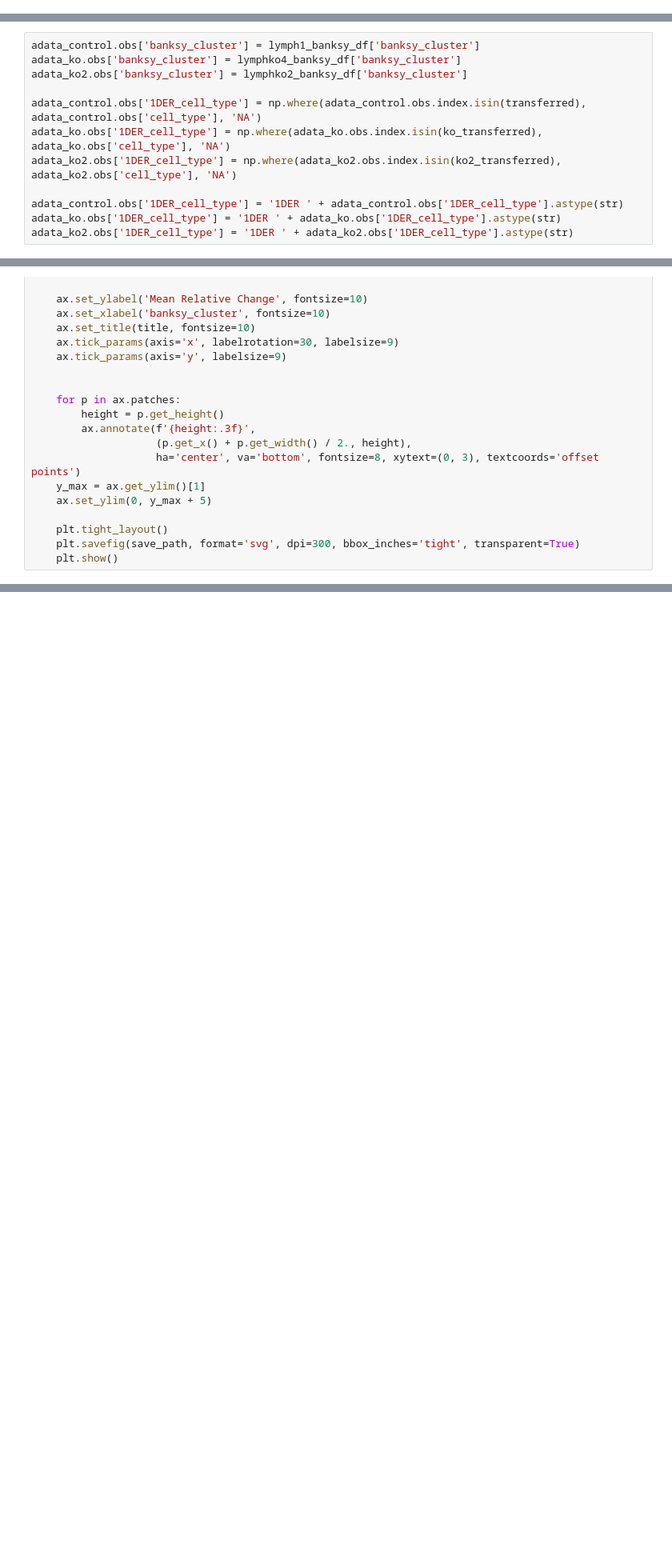
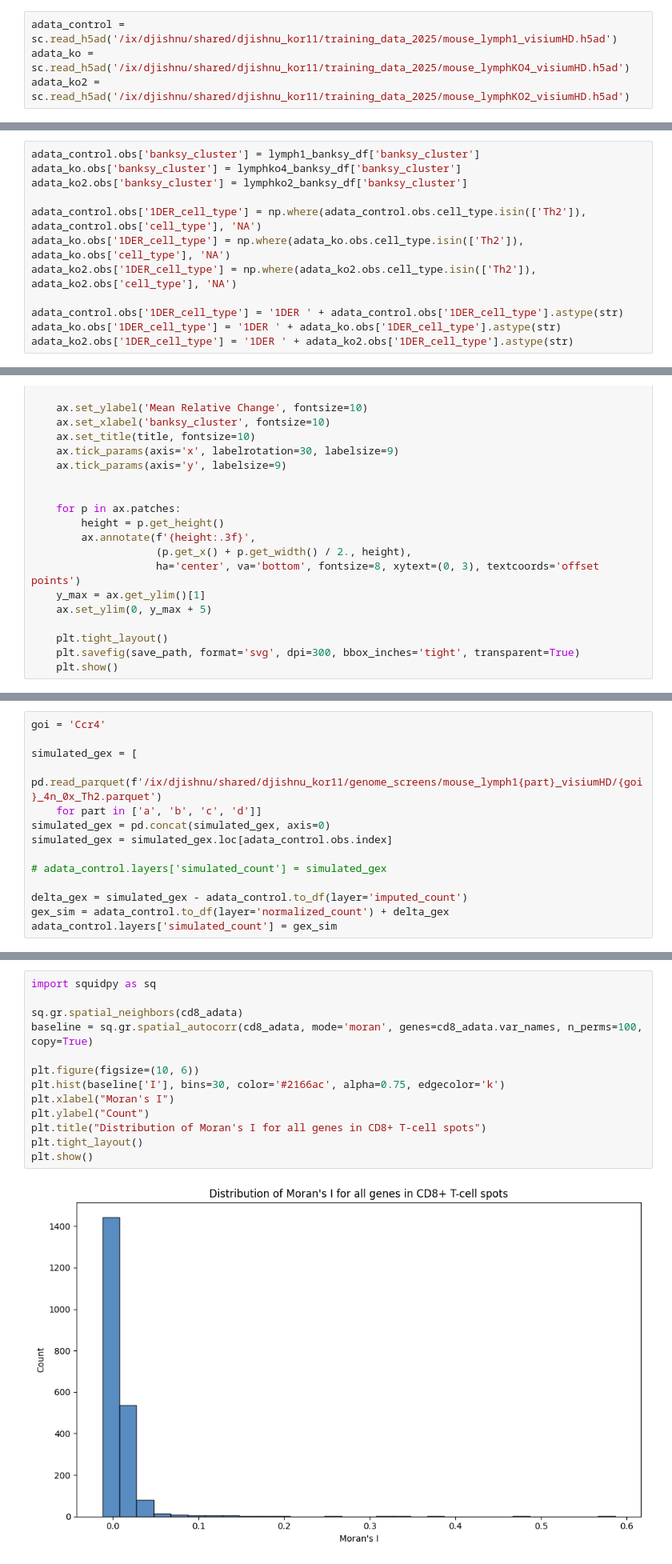
Before and after one commit to jishnu-lab/SpaceTravLR, a Jupyter notebook: manuscript/mouse_lymph_visiumHD/figures2.ipynb, the cells around one changed output, grey strips where cells are left out. Shown at 80% size. Saved outputs shown, nothing was run; the diff lists cells and outputs as text; blank space fills up the shorter version.

```diff
--- a/manuscript/mouse_lymph_visiumHD/figures2.ipynb
+++ b/manuscript/mouse_lymph_visiumHD/figures2.ipynb
@@ -49,3 +30,7 @@ len(transferred), len(ko_transferred), len(ko2_transferred)
+# %%
+adata_control = sc.read_h5ad('/ix/djishnu/shared/djishnu_kor11/training_data_2025/mouse_lymph1_visiumHD.h5ad')
+adata_ko = sc.read_h5ad('/ix/djishnu/shared/djishnu_kor11/training_data_2025/mouse_lymphKO4_visiumHD.h5ad')
+adata_ko2 = sc.read_h5ad('/ix/djishnu/shared/djishnu_kor11/training_data_2025/mouse_lymphKO2_visiumHD.h5ad')
 # %%
 adata_control.X = adata_control.layers['normalized_count']
 adata_ko.X = adata_ko.layers['normalized_count']
@@ -67,9 +52,9 @@ adata_control.obs['banksy_cluster'] = lymph1_banksy_df['banksy_cluster']
 adata_ko.obs['banksy_cluster'] = lymphko4_banksy_df['banksy_cluster']
 adata_ko2.obs['banksy_cluster'] = lymphko2_banksy_df['banksy_cluster']
 
-adata_control.obs['1DER_cell_type'] = np.where(adata_control.obs.index.isin(transferred), adata_control.obs['cell_type'], 'NA')
-adata_ko.obs['1DER_cell_type'] = np.where(adata_ko.obs.index.isin(ko_transferred), adata_ko.obs['cell_type'], 'NA')
-adata_ko2.obs['1DER_cell_type'] = np.where(adata_ko2.obs.index.isin(ko2_transferred), adata_ko2.obs['cell_type'], 'NA')
+adata_control.obs['1DER_cell_type'] = np.where(adata_control.obs.cell_type.isin(['Th2']), adata_control.obs['cell_type'], 'NA')
+adata_ko.obs['1DER_cell_type'] = np.where(adata_ko.obs.cell_type.isin(['Th2']), adata_ko.obs['cell_type'], 'NA')
+adata_ko2.obs['1DER_cell_type'] = np.where(adata_ko2.obs.cell_type.isin(['Th2']), adata_ko2.obs['cell_type'], 'NA')
 
 adata_control.obs['1DER_cell_type'] = '1DER ' + adata_control.obs['1DER_cell_type'].astype(str)
 adata_ko.obs['1DER_cell_type'] = '1DER ' + adata_ko.obs['1DER_cell_type'].astype(str)
@@ -761,0 +602,14 @@ plot_corr(gex_control, gex_sim, gex_ko2, top_degs_df2, n_genes=gex_control.shape
+# %%
+goi = 'Ccr4'
+
+simulated_gex = [
+    pd.read_parquet(f'/ix/djishnu/shared/djishnu_kor11/genome_screens/mouse_lymph1{part}_visiumHD/{goi}_4n_0x_Th2.parquet')
+    for part in ['a', 'b', 'c', 'd']]
+simulated_gex = pd.concat(simulated_gex, axis=0)
+simulated_gex = simulated_gex.loc[adata_control.obs.index]
+
+# adata_control.layers['simulated_count'] = simulated_gex
+
+delta_gex = simulated_gex - adata_control.to_df(layer='imputed_count')
+gex_sim = adata_control.to_df(layer='normalized_count') + delta_gex
+adata_control.layers['simulated_count'] = gex_sim
@@ -761,0 +899,15 @@ plot_corr(gex_control, gex_sim, gex_ko2, top_degs_df2, n_genes=gex_control.shape
+# %%
+import squidpy as sq
+
+sq.gr.spatial_neighbors(cd8_adata)
+baseline = sq.gr.spatial_autocorr(cd8_adata, mode='moran', genes=cd8_adata.var_names, n_perms=100, copy=True)
+
+plt.figure(figsize=(10, 6))
+plt.hist(baseline['I'], bins=30, color='#2166ac', alpha=0.75, edgecolor='k')
+plt.xlabel("Moran's I")
+plt.ylabel("Count")
+plt.title("Distribution of Moran's I for all genes in CD8+ T-cell spots")
+plt.tight_layout()
+plt.show()
+# %% [output]
+[figure, added]
```
Also changed, not shown: parts of 38 cells of this notebook, 1 other file.
